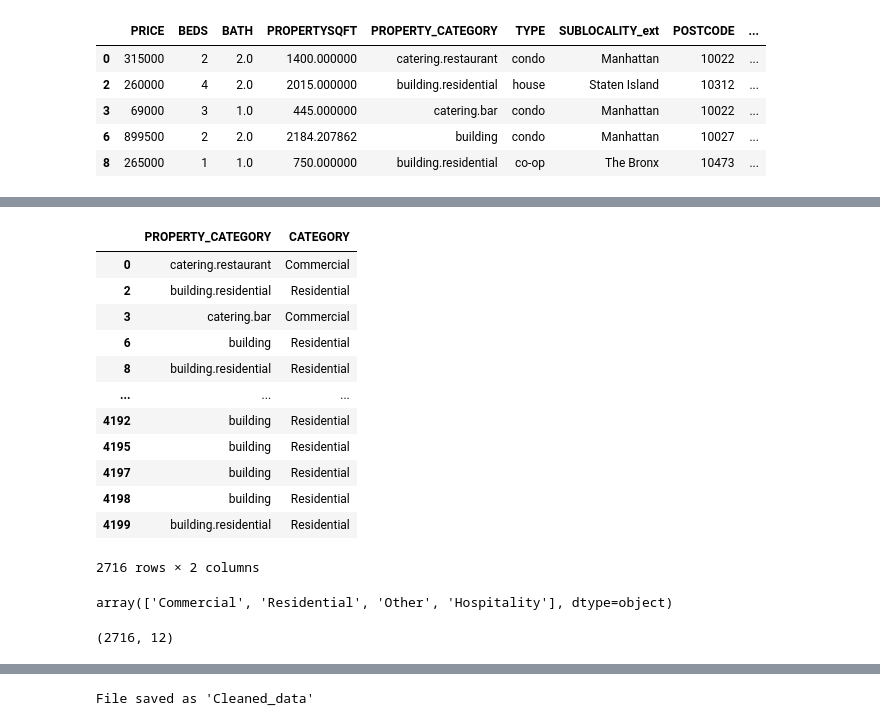
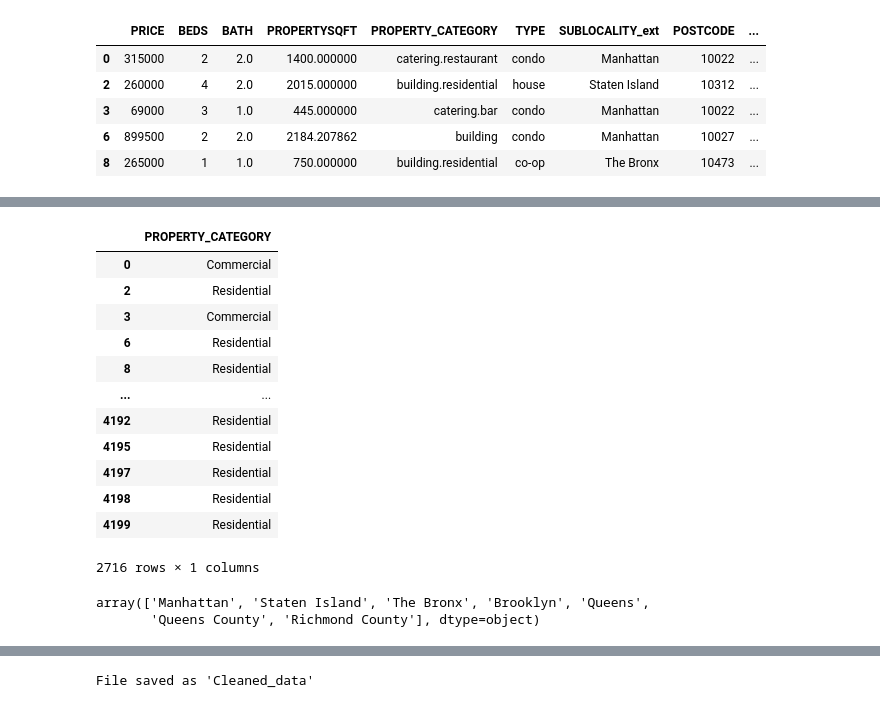
Before and after one commit to avineets87/housing-price-analysis, a Jupyter notebook: data_processing.ipynb, the cells around one changed output, grey strips where cells are left out. Drawn from its saved outputs; the diff is of its cells as text; code cells hidden in the pictures.

```diff
--- a/data_processing.ipynb
+++ b/data_processing.ipynb
@@ -258,45 +287,45 @@ category_mapping = {
     'commercial.pet;pet.shop': 'Commercial',
     'commercial.convenience': 'Commercial',
     'catering.restaurant': 'Commercial',
     'catering.bar': 'Commercial',
     'catering.fast_food': 'Commercial',
     'catering.ice_cream': 'Commercial',
     'catering.cafe': 'Commercial',
     'building.office': 'Commercial',
     'building.healthcare': 'Other',
     'commercial.clothing': 'Commercial',
     'commercial.discount_store': 'Commercial',
     'service.vehicle.fuel': 'Commercial',
     'commercial;rental.storage': 'Commercial',
     'public_transport.bus': 'Other',
     'tourism.sights': 'Other',
     'sport.sports_centre': 'Other',
     'leisure.playground': 'Other',
     'education.university': 'Other',
     'building.garage': 'Other',
     'building': 'Residential',
     'commercial;service.cleaning.dry_cleaning': 'Commercial',
 }
 # Function to map categories
 def map_category(category):
     return category_mapping.get(category, 'Other')
 
 # Apply the mapping
-merged_df['CATEGORY'] = merged_df['PROPERTY_CATEGORY'].apply(map_category)
+merged_df['PROPERTY_CATEGORY'] = merged_df['PROPERTY_CATEGORY'].apply(map_category)
 
 # Display the updated DataFrame
-merged_df[['PROPERTY_CATEGORY', 'CATEGORY']]
+merged_df[['PROPERTY_CATEGORY']]
 # %% [output]
-|  | PROPERTY_CATEGORY | CATEGORY |
-| 0 | catering.restaurant | Commercial |
-| 2 | building.residential | Residential |
-| 3 | catering.bar | Commercial |
-| 6 | building | Residential |
-| 8 | building.residential | Residential |
-| ... | ... | ... |
-| 4192 | building | Residential |
-| 4195 | building | Residential |
-| 4197 | building | Residential |
-| 4198 | building | Residential |
-| 4199 | building.residential | Residential |
+|  | PROPERTY_CATEGORY |
+| 0 | Commercial |
+| 2 | Residential |
+| 3 | Commercial |
+| 6 | Residential |
+| 8 | Residential |
+| ... | ... |
+| 4192 | Residential |
+| 4195 | Residential |
+| 4197 | Residential |
+| 4198 | Residential |
+| 4199 | Residential |
-2716 rows × 2 columns
+2716 rows × 1 columns
@@ -303,4 +418,5 @@ merged_df[['PROPERTY_CATEGORY', 'CATEGORY']]
 # %%
-merged_df['CATEGORY'].unique()
+merged_df['SUBLOCALITY_ext'].unique()
 # %% [output]
-array(['Commercial', 'Residential', 'Other', 'Hospitality'], dtype=object)
+array(['Manhattan', 'Staten Island', 'The Bronx', 'Brooklyn', 'Queens',
+       'Queens County', 'Richmond County'], dtype=object)
@@ -313,4 +422,0 @@ del merged_df['PROPERTY_CATEGORY']
-# %%
-merged_df.shape
-# %% [output]
-(2716, 12)
```
Also changed, not shown: parts of 19 cells of this notebook, 1 other file.
